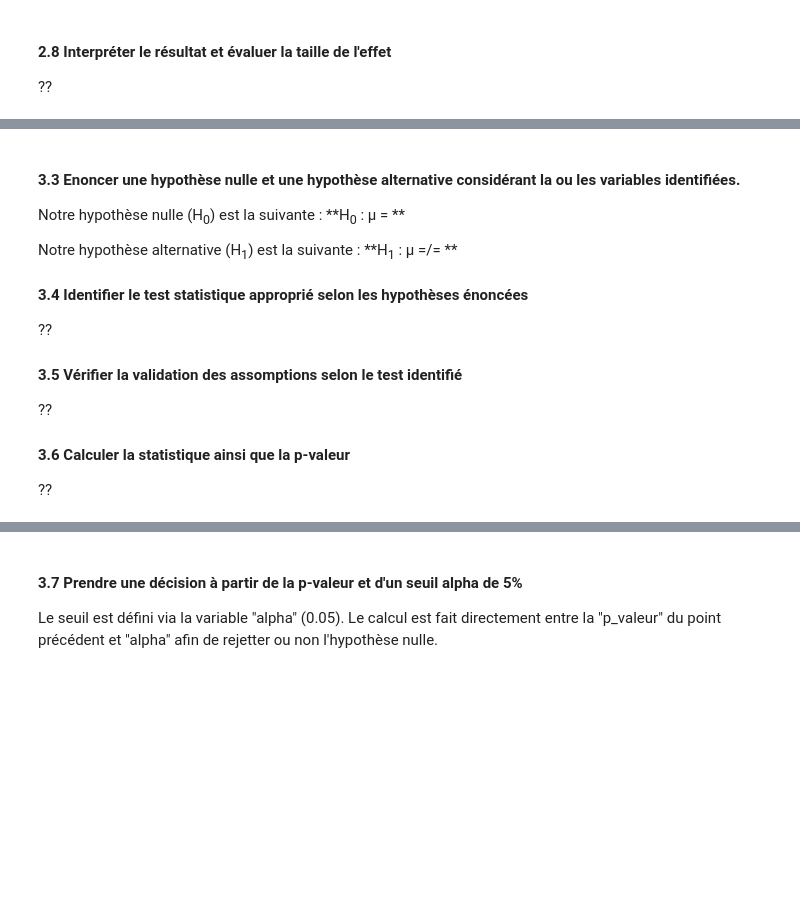
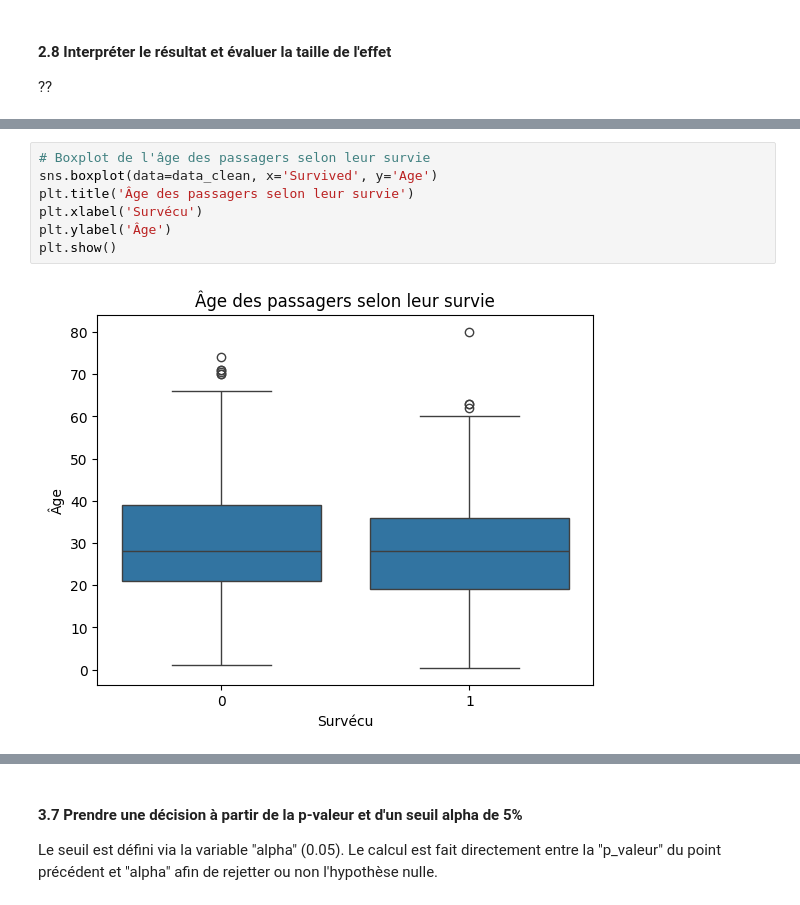
Before and after one commit to briandasilvac/AnalyseDonneesBrianCarlota, a Jupyter notebook: Projet.ipynb, the cells around one changed output, grey strips where cells are left out. Cells and saved outputs as stored; diff of their text form; blank space fills up the shorter version.

```diff
--- a/Projet.ipynb
+++ b/Projet.ipynb
@@ -298,16 +300,9 @@ Avec un seuil alpha 0.05 on rejette l'hypothèse nulle.
-# %% [markdown]
-#### 3.3 Enoncer une hypothèse nulle et une hypothèse alternative considérant la ou les variables identifiées.
-Notre hypothèse nulle (H<sub>0</sub>) est la suivante :
-**H<sub>0</sub> : μ = **
-
-Notre hypothèse alternative (H<sub>1</sub>) est la suivante :
-**H<sub>1</sub> : μ =/= **
-
-#### 3.4 Identifier le test statistique approprié selon les hypothèses énoncées
-??
-
-#### 3.5 Vérifier la validation des assomptions selon le test identifié
-??
-
-#### 3.6 Calculer la statistique ainsi que la p-valeur
-??
+# %%
+# Boxplot de l'âge des passagers selon leur survie
+sns.boxplot(data=data_clean, x='Survived', y='Age')
+plt.title('Âge des passagers selon leur survie')
+plt.xlabel('Survécu')
+plt.ylabel('Âge')
+plt.show()
+# %% [output]
+[figure, added]
```
Also changed, not shown: parts of 15 cells of this notebook.
